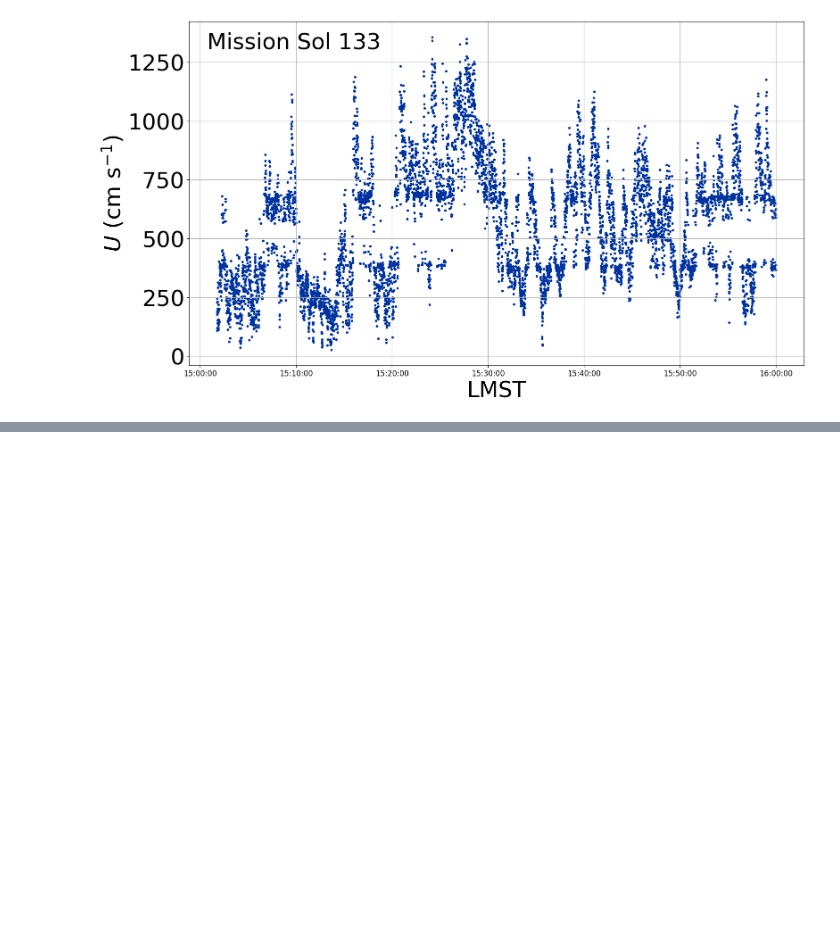
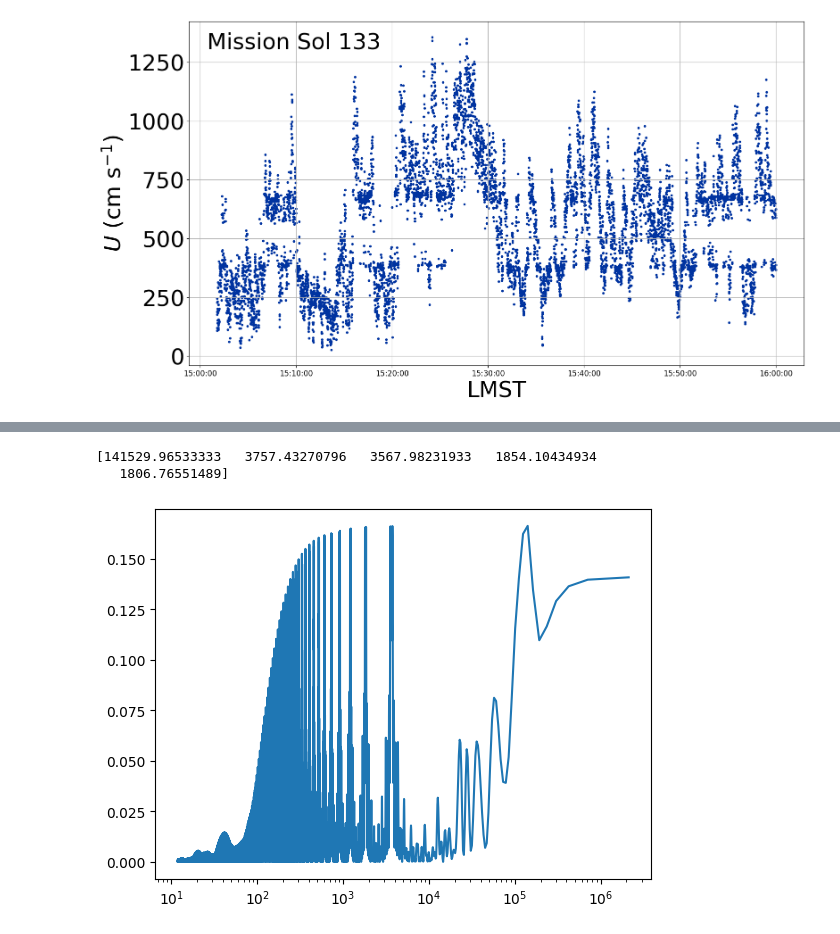
Before and after one commit to BoiseStatePlanetary/Measuring_Wind_with_Ingenuity, a Jupyter notebook: code/Correlation Time of Late Afternoon Winds.ipynb, the cells around one changed output, grey strips where cells are left out. Saved outputs shown, nothing was run; the diff lists cells and outputs as text; code cells hidden in the pictures; blank space fills up the shorter version.

```diff
--- a/code/Correlation Time of Late Afternoon Winds.ipynb
+++ b/code/Correlation Time of Late Afternoon Winds.ipynb
@@ -55,0 +69,13 @@ plt.plot(autocorr(wind), ls='', marker='.')
+# %%
+time_array = np.array([time[i].minute*60*60 + time[i].minute*60 + time[i].second + time[i].microsecond/1e6
+                       for i in range(len(time))])
+time_array -= np.min(time_array)
+frequency, power = LombScargle(time_array, wind).autopower()
+plt.semilogx(1./frequency, power)
+
+srt_ind = np.argsort(power)[::-1]
+print(1./frequency[srt_ind][0:5])
+# %% [output]
+[141529.96533333   3757.43270796   3567.98231933   1854.10434934
+   1806.76551489]
+[figure, added]
```
Also changed, not shown: parts of 5 cells of this notebook.
